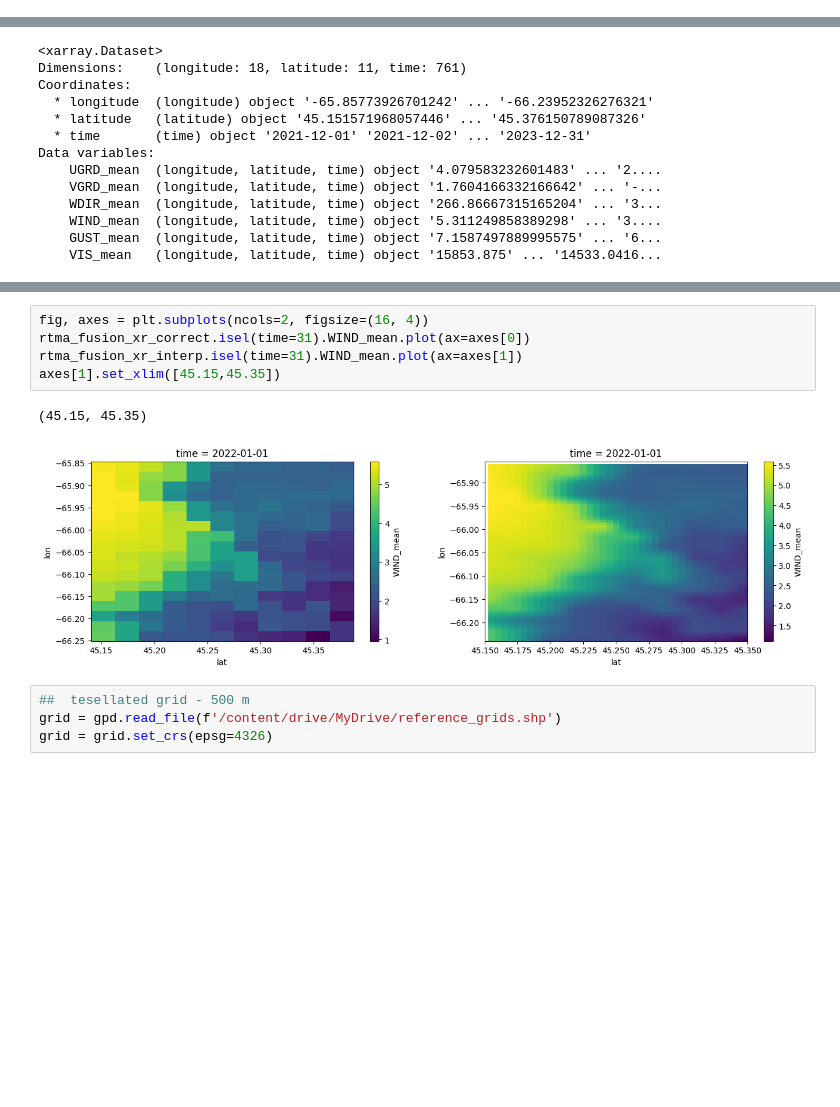
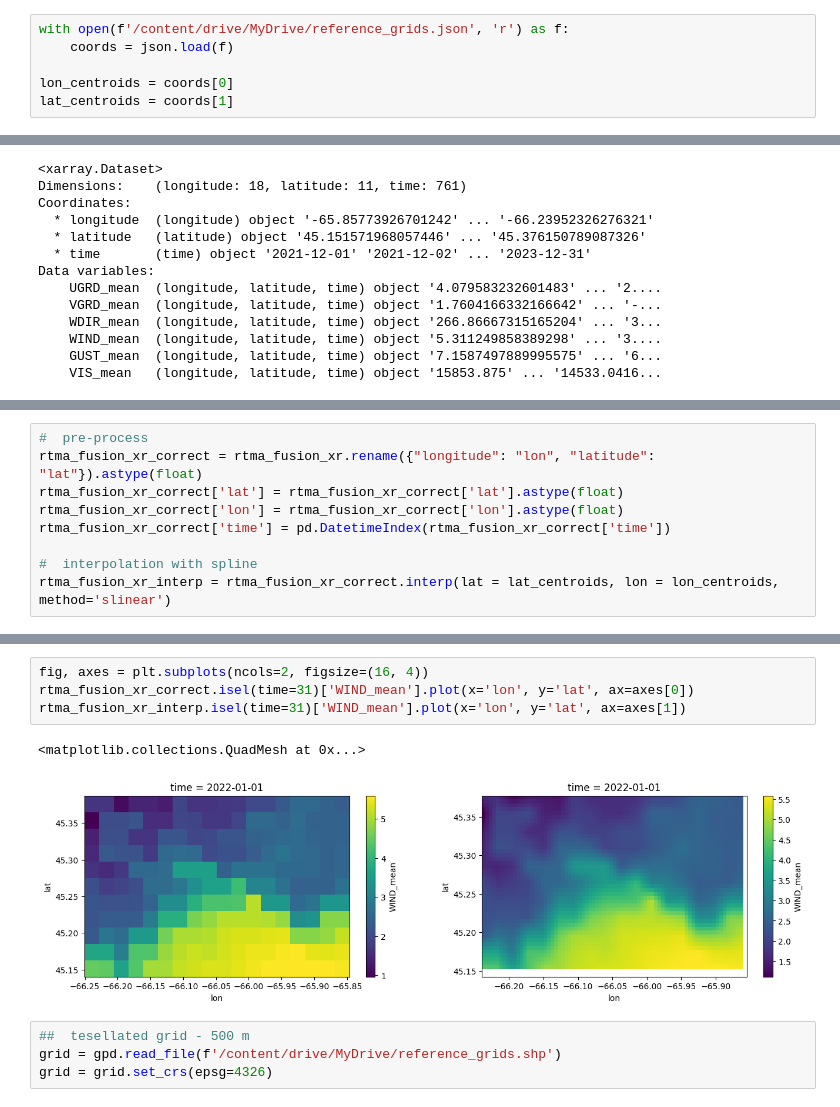
Before and after one commit to tksiu/saintjohn_so2, a Jupyter notebook: training/documentation_zonal_stats.ipynb, the cells around one changed output, grey strips where cells are left out. Cells and saved outputs as stored; diff of their text form; blank space fills up the shorter version.

```diff
--- a/training/documentation_zonal_stats.ipynb
+++ b/training/documentation_zonal_stats.ipynb
@@ -22,6 +22,12 @@ goes_16_files = [x for x in os.listdir(main_folder) if "ABI" in x]
 rtma_files = [x for x in os.listdir(main_folder) if "RTMA" in x]
 # TROPOMI  (0.01 degree = 1.113 km)
 tropomi_files = [x for x in os.listdir(main_folder) if "TROPOMI" in x]
+# %%
+with open(f'/content/drive/MyDrive/reference_grids.json', 'r') as f:
+    coords = json.load(f)
+
+lon_centroids = coords[0]
+lat_centroids = coords[1]
 # %%
 daymet_fusion_xr
 # %% [output]
@@ -94,2 +130,11 @@ Data variables:
+# %%
+#  pre-process
+rtma_fusion_xr_correct = rtma_fusion_xr.rename({"longitude": "lon", "latitude": "lat"}).astype(float)
+rtma_fusion_xr_correct['lat'] = rtma_fusion_xr_correct['lat'].astype(float)
+rtma_fusion_xr_correct['lon'] = rtma_fusion_xr_correct['lon'].astype(float)
+rtma_fusion_xr_correct['time'] = pd.DatetimeIndex(rtma_fusion_xr_correct['time'])
+
+#  interpolation with spline
+rtma_fusion_xr_interp = rtma_fusion_xr_correct.interp(lat = lat_centroids, lon = lon_centroids, method='slinear')
 # %%
 fig, axes = plt.subplots(ncols=2, figsize=(16, 4))
@@ -118,11 +162,10 @@ axes[1].set_xlim([45.15,45.35])
 # %%
 fig, axes = plt.subplots(ncols=2, figsize=(16, 4))
-rtma_fusion_xr_correct.isel(time=31).WIND_mean.plot(ax=axes[0])
-rtma_fusion_xr_interp.isel(time=31).WIND_mean.plot(ax=axes[1])
-axes[1].set_xlim([45.15,45.35])
+rtma_fusion_xr_correct.isel(time=31)['WIND_mean'].plot(x='lon', y='lat', ax=axes[0])
+rtma_fusion_xr_interp.isel(time=31)['WIND_mean'].plot(x='lon', y='lat', ax=axes[1])
 # %% [output]
-(45.15, 45.35)
+<matplotlib.collections.QuadMesh at 0x...>
-[figure, old version]
+[figure, new version]
 # %%
 ##  tesellated grid - 500 m
 grid = gpd.read_file(f'/content/drive/MyDrive/reference_grids.shp')
```
Also changed, not shown: parts of 7 cells of this notebook, 8 other files.
